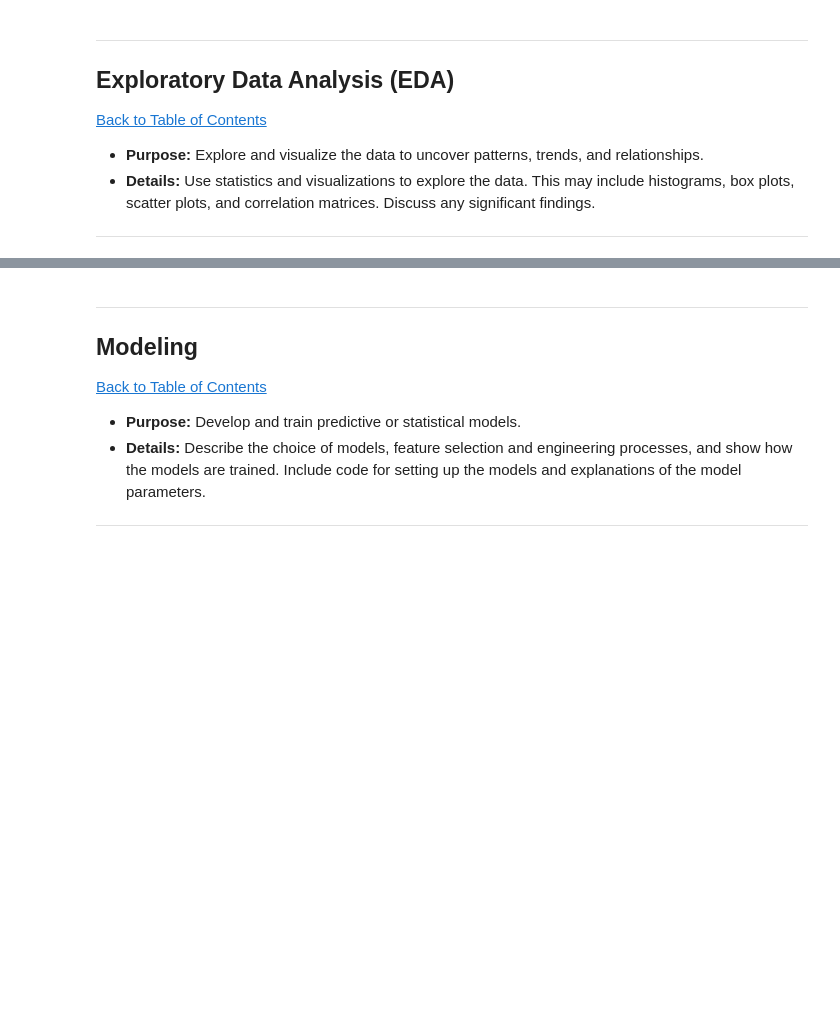
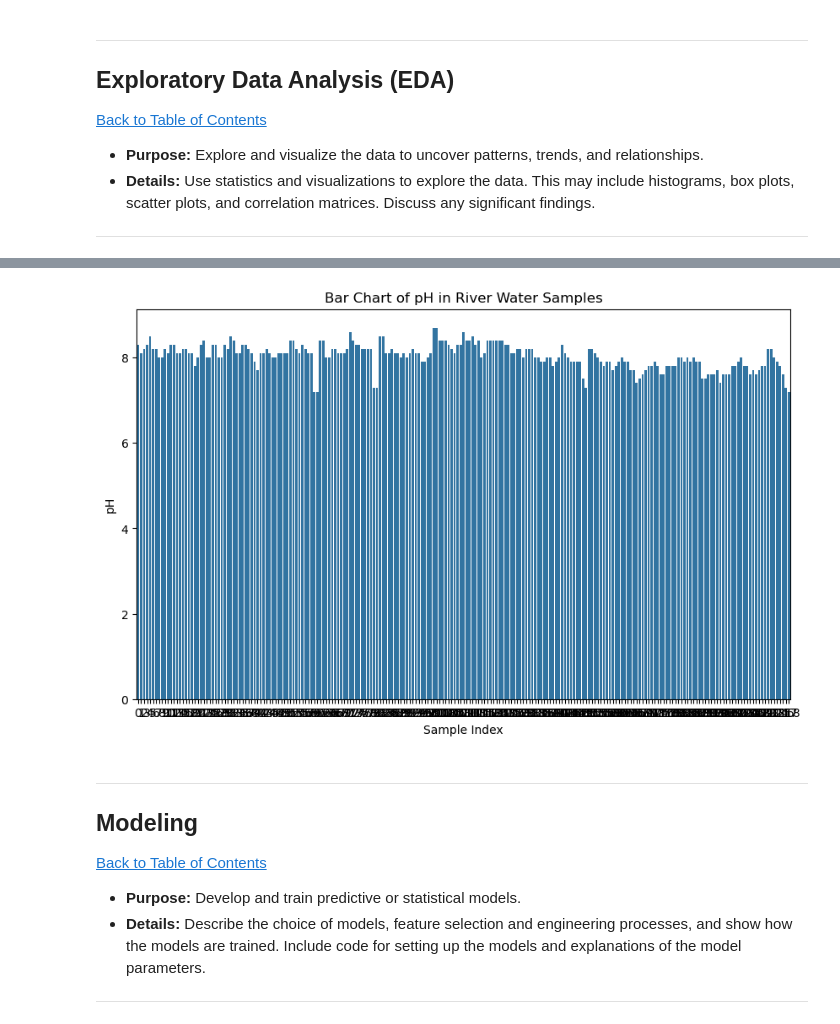
Before and after one commit to KDisney17/Workplace-Module-Project, a Jupyter notebook: KDM_QCTO_Workplace-Module-Notebook.ipynb, the cells around one changed output, grey strips where cells are left out. Cells and saved outputs as stored; diff of their text form; code cells hidden in the pictures; blank space fills up the shorter version.

```diff
--- a/KDM_QCTO_Workplace-Module-Notebook.ipynb
+++ b/KDM_QCTO_Workplace-Module-Notebook.ipynb
@@ -214,3 +319,32 @@ memory usage: 27.5+ KB
+# %%
+import pandas as pd
+import matplotlib.pyplot as plt
+import seaborn as sns
+
+# Load the dataset
+df = pd.read_csv('River water parameters.csv')
+
+# Example: Plot a bar chart for the 'pH' parameter
+# Replace 'pH' with any column name from your dataset that you want to visualize
+parameter_column = 'pH'
+
+# Grouping by another column if necessary (e.g., 'Location', 'Date', etc.)
+# Replace 'Location' with a column from your dataset (if applicable)
+# grouped_data = df.groupby('Location')[parameter_column].mean()
+
+# Create the bar chart
+plt.figure(figsize=(10, 6))
+sns.barplot(x=df.index, y=df[parameter_column])
+
+# Customize the chart
+plt.title(f'Bar Chart of {parameter_column} in River Water Samples')
+plt.xlabel('Sample Index')
+plt.ylabel(parameter_column)
+
+# Show the chart
+plt.show()
+# %% [output]
+[figure, added]
 # %% [markdown]
 ---
 <a href=#six></a>
```
Also changed, not shown: parts of 11 cells of this notebook.
